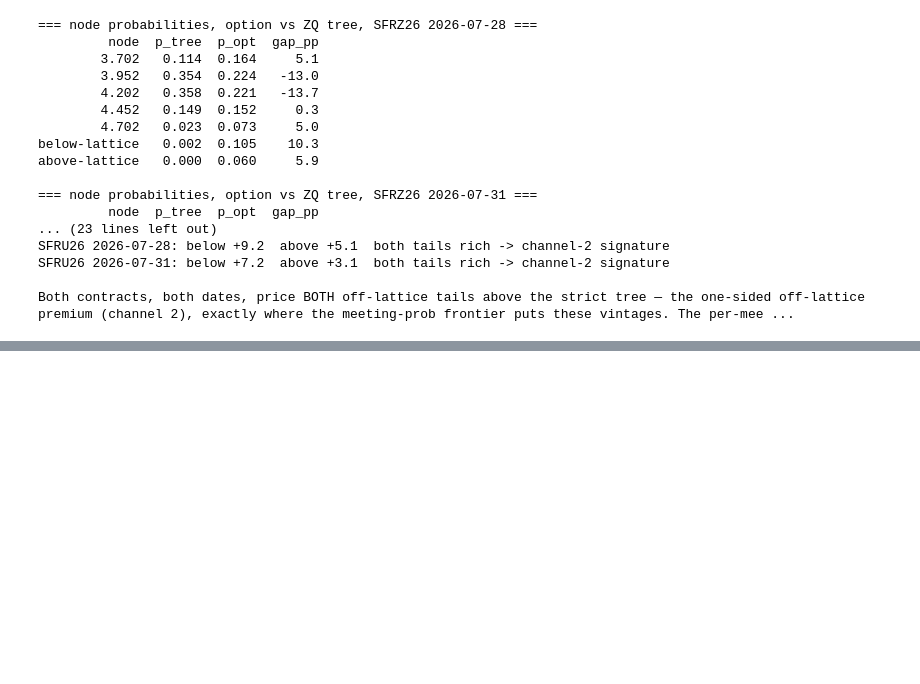
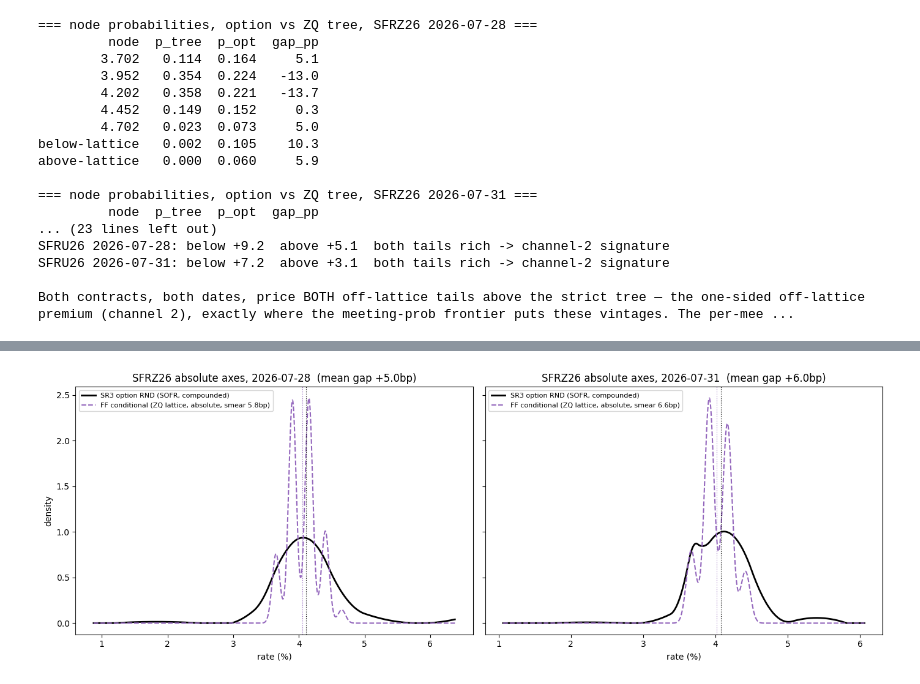
Before and after one commit to yieldcurvemonkey/ARBS, a Jupyter notebook: notebooks/rv/linear_vs_vol_distributions.ipynb, the cells around one changed output, grey strips where cells are left out. Saved outputs shown, nothing was run; the diff lists cells and outputs as text; code cells hidden in the pictures; blank space fills up the shorter version.

```diff
--- a/notebooks/rv/linear_vs_vol_distributions.ipynb
+++ b/notebooks/rv/linear_vs_vol_distributions.ipynb
@@ -572,0 +616,25 @@ Every claim below is computed in this notebook, above.
+# %%
+# The absolute view: the option RND on its own axis vs the FF conditional
+# distribution anchored at EFFR + the lattice path. The horizontal offset IS
+# the ICS decomposition — nothing is pinned away.
+fig, axes = plt.subplots(1, 2, figsize=(14, 5), sharey=True)
+for ax, d in zip(axes, (D0, D1)):
+    bl = snaps[(ICS_SYM, d)].bl_result
+    ax.plot(bl.strike_grid_rate, bl.rnd_density, lw=2, color="k",
+            label="SR3 option RND (SOFR, compounded)")
+    rates, probs, smear_raw, mean, _ = ff_view[d]
+    smear = float(np.sqrt(smear_raw ** 2 + BASIS_SMEAR_BP ** 2))
+    ax.plot(bl.strike_grid_rate, mix_pdf(bl.strike_grid_rate, rates, probs, smear),
+            "--", color="tab:purple", lw=1.5,
+            label=f"FF conditional (ZQ lattice, absolute, smear {smear:.1f}bp)")
+    ax.axvline(bl.input.forward_rate, color="k", lw=0.8, ls=":")
+    ax.axvline(mean, color="tab:purple", lw=0.8, ls=":")
+    gap = (bl.input.forward_rate - mean) * 100
+    ax.set_title(f"{ICS_SYM} absolute axes, {d}  (mean gap {gap:+.1f}bp)")
+    ax.set_xlabel("rate (%)")
+    ax.legend(fontsize=8)
+axes[0].set_ylabel("density")
+plt.tight_layout()
+plt.show()
+# %% [output]
+[figure, added]
```
Also changed, not shown: parts of 4 cells of this notebook, 2 other files.
